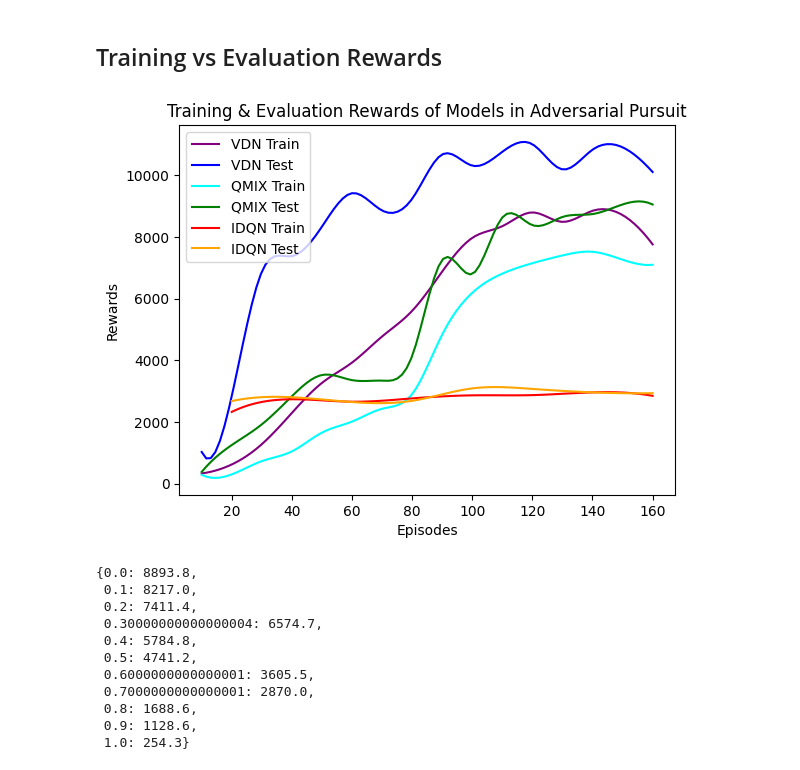
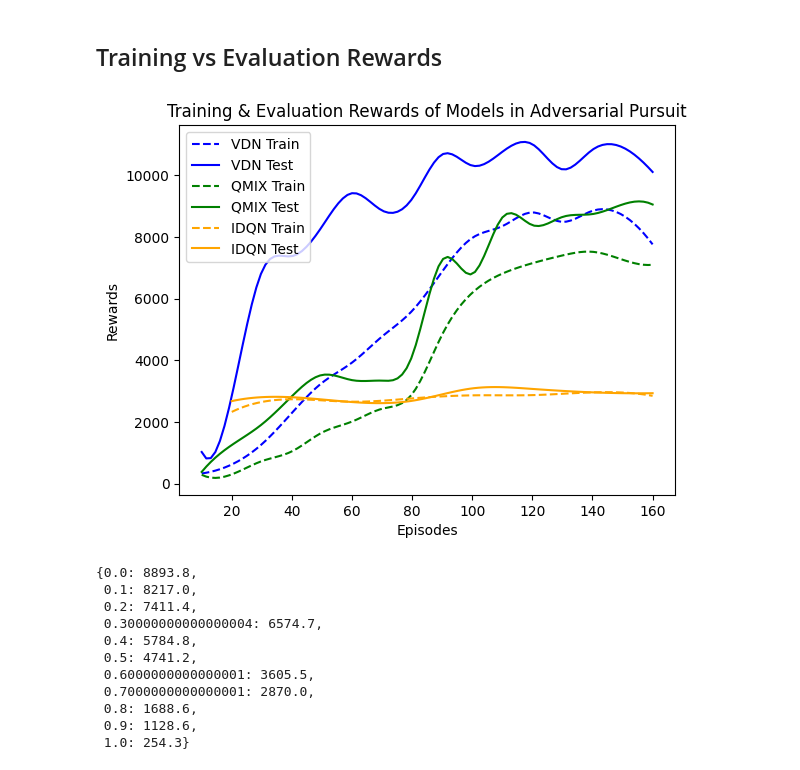
Before and after one commit to rainyuxuan/cmarl-resilience, a Jupyter notebook: notebooks/4-visualize.ipynb, the cells around one changed output. Cells and saved outputs as stored; diff of their text form; code cells hidden in the pictures.

```diff
--- a/notebooks/4-visualize.ipynb
+++ b/notebooks/4-visualize.ipynb
@@ -81,7 +81,8 @@ plot_stacked_rewards_over_episodes(
     {
         'VDN Train': {
             'rewards': load_data('vdn-adversarial_pursuit-2024-12-11-train_scores'),
-            'color': 'purple',
+            'color': colors['vdn'],
+            'linestyle': 'dashed',
             'episode_start': 10,
             'episode_end': 160,
             'step': 10
@@ -95,36 +96,38 @@ plot_stacked_rewards_over_episodes(
         },
         'QMIX Train': {
             'rewards': load_data('qmix-adversarial_pursuit-2024-12-11-train_scores'),
-            'color': 'aqua',
+            'color': colors['qmix'],
+            'linestyle': 'dashed',
             'episode_start': 10,
             'episode_end': 160,
             'step': 10
         },
         'QMIX Test': {
             'rewards': load_data('qmix-adversarial_pursuit-2024-12-11-test_scores'),
             'color': colors['qmix'],
             'episode_start': 10,
             'episode_end': 160,
             'step': 10
         },
         'IDQN Train': {
             'rewards': load_data('idqn-adversarial_pursuit-2024-12-09-train_scores'),
-            'color': 'red',
+            'color': colors['idqn'],
+            'linestyle': 'dashed',
             'episode_start': 20,
             'episode_end': 160,
             'step': 20
         },
         'IDQN Test': {
             'rewards': load_data('idqn-adversarial_pursuit-2024-12-09-test_scores'),
             'color': colors['idqn'],
             'episode_start': 20,
             'episode_end': 160,
             'step': 20
         }
 
     }, title='Training & Evaluation Rewards of Models in Adversarial Pursuit')
 # %% [output]
-[figure, old version]
+[figure, new version]
 # %%
 load_dict('qmix-adversarial_pursuit-2024-12-11-rate_avg_scores')
 # %% [output]
```
Also changed, not shown: parts of 4 cells of this notebook, 4 other files.
